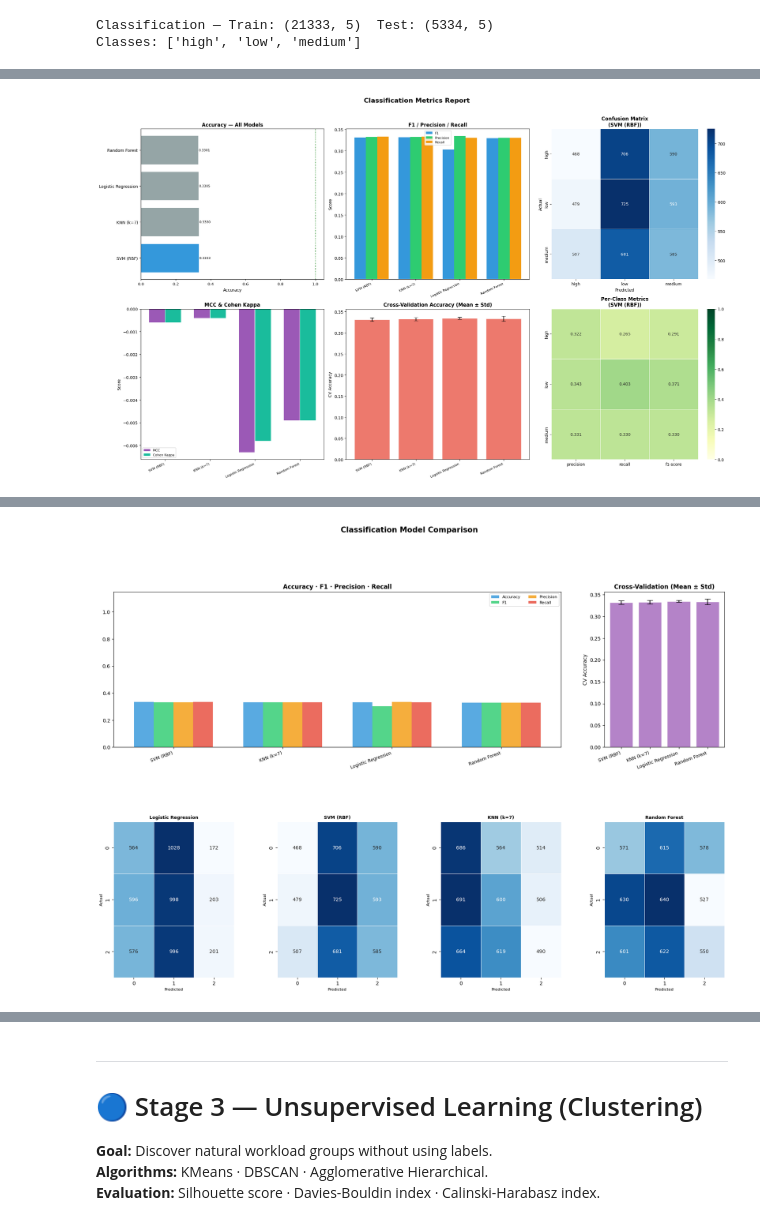
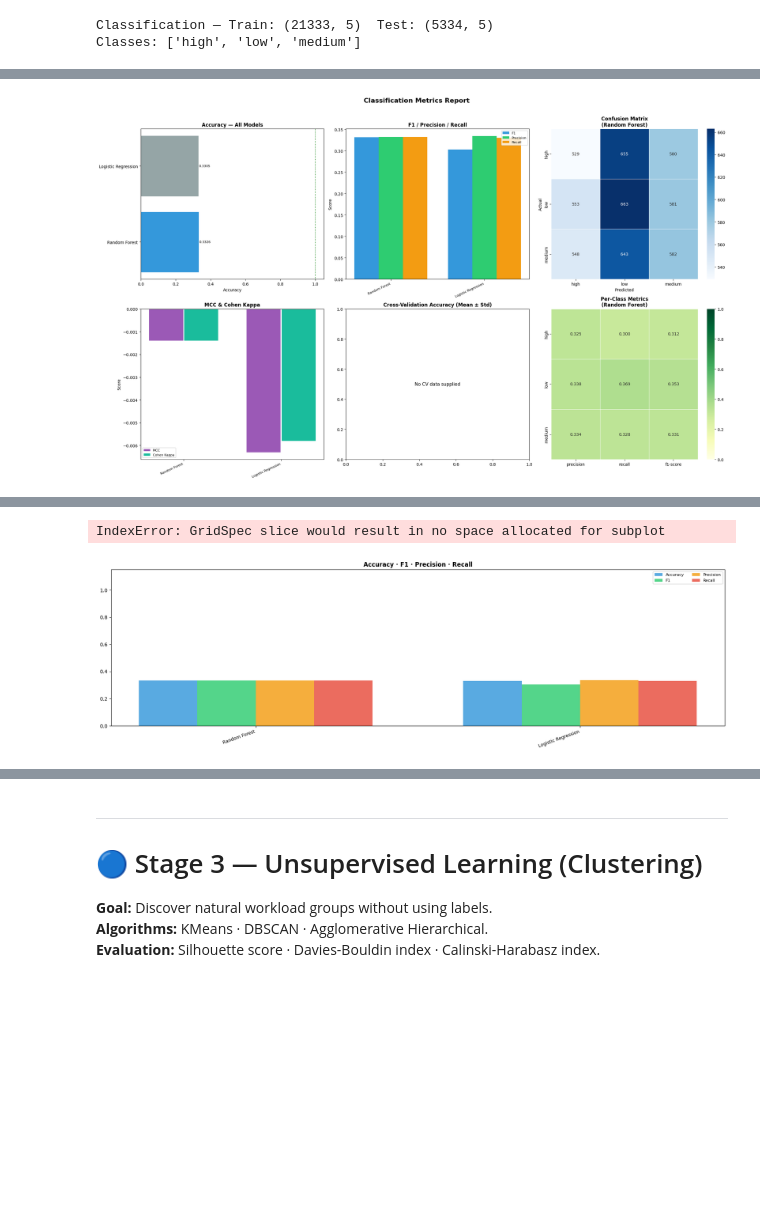
Before and after one commit to Murithi-Caleb/Intelligent-Cloud-Resource-Optimization-System, a Jupyter notebook: capstone_notebook.ipynb, the cells around one changed output, grey strips where cells are left out. Drawn from its saved outputs; the diff is of its cells as text; code cells hidden in the pictures; blank space fills up the shorter version.

Commit message:
Errors encountered

```diff
--- a/capstone_notebook.ipynb
+++ b/capstone_notebook.ipynb
@@ -1016,7 +1016,82 @@ Classification Results
 | 0 | Logistic Regression | 0.330521 | 0.334693 | 0.330521 | 0.303008 | 0.50073 | 0.334599 | 0.002253 | 0.341302 | ... |
 | 1 | Random Forest | 0.332583 | 0.332219 | 0.332583 | 0.332006 | 0.50098 | 0.331880 | 0.003844 | 0.762903 | ... |
 # %%
+import sys
+import os
+import pandas as pd
+from sklearn.metrics import (
+    accuracy_score,
+    precision_score,
+    recall_score,
+    f1_score,
+    roc_auc_score
+)
+from sklearn.model_selection import cross_val_score
+
+# Ensure project_root is defined for sys.path modification
+# Assuming project_root is globally available from previous cells like C8G4IJmAF5RC or cell-reg-train
+if 'project_root' not in globals():
+    project_root = '/content/drive/MyDrive/Intelligent-Cloud-Resource-Optimization-System' # Fallback
+
+# Ensure project root is at the beginning of sys.path for local module imports
+if project_root not in sys.path:
+    sys.path.insert(0, project_root)
+
+from evaluation.metrics_report import ClassificationMetricsReport
+from evaluation.model_comparison import ClassificationComparator
+
 # ── 2.B.3 Classification metrics & plots ──────────────────────────────────────
+
+# Re-initialize clf_rpt and clf_cmp using already available data
+# CLASS_NAMES is expected to be globally available from cell-clf-prep
+if 'CLASS_NAMES' not in globals():
+    print("Warning: CLASS_NAMES not found. Using dummy class names for ClassificationMetricsReport.")
+    CLASS_NAMES = ["Class 0", "Class 1", "Class 2"] # Dummy if not found
+
+clf_rpt = ClassificationMetricsReport(class_names=CLASS_NAMES)
+clf_cmp = ClassificationComparator() # Removed class_names argument here
+
+# Re-populate clf_rpt and clf_cmp using the already trained models and data
+# Models, X_clf_tr, y_clf_tr, X_clf_te, y_clf_te, SEED are expected to be globally available
+if all(var in globals() for var in ['models', 'X_clf_tr', 'y_clf_tr', 'X_clf_te', 'y_clf_te', 'SEED']):
+
+    for name, model in models.items():
+        # Predictions (re-calculate as needed for consistency with add_model/add signatures)
+        y_pred       = model.predict(X_clf_te)
+        y_train_pred = model.predict(X_clf_tr)
+        y_prob       = model.predict_proba(X_clf_te)
+        y_train_prob = model.predict_proba(X_clf_tr)
+
+        # Metrics for clf_cmp.add (not used as keyword args here, but kept for context if needed later)
+        train_acc = model.score(X_clf_tr, y_clf_tr)
+        train_f1  = f1_score(y_clf_tr, y_train_pred, average="weighted")
+
+        # Add to ClassificationMetricsReport
+        clf_rpt.add_model(
+            name=name,
+            y_true=y_clf_te,
+            y_pred=y_pred,
+            y_prob=y_prob
+        )
+
+        # Add to ClassificationComparator with raw predictions, let it calculate test metrics
+        clf_cmp.add(
+            name,            # Positional: name
+            y_clf_te,        # Positional: y_true
+            y_pred           # Positional: y_pred
+            # train_acc=train_acc, # Removed as it causes TypeError
+            # train_f1=train_f1    # Removed as it causes TypeError
+        )
+    print("✅ clf_rpt and clf_cmp successfully populated from existing models and data.")
+else:
+    print("Warning: Necessary variables (models, X_clf_tr, etc.) not found. clf_rpt and clf_cmp might be empty.")
+
+# Original code for reporting
+# REPORTS_DIR should be globally available from cell-reg-report
+if 'REPORTS_DIR' not in globals():
+    REPORTS_DIR = os.path.join(project_root, 'reports') # Fallback
+    os.makedirs(REPORTS_DIR, exist_ok=True) # Ensure it exists
+
 df_clf_summary = clf_rpt.summary()
 clf_rpt.plot(save_path=f'{REPORTS_DIR}/stage2_classification_metrics.png')
 
@@ -1039,6 +1114,6 @@ Logistic Regression    0.3305        0.3295         0.3030     0.3347  0.3305 -0
 
   Saved → reports/classification_metrics.csv
-[figure, old version]
+[figure, new version]
   ✅ Classification metrics plot saved → /content/drive/MyDrive/Intelligent-Cloud-Resource-Optimization-System/reports/stage2_classification_metrics.png
 
 ════════════════════════════════════════════════════════════════════════
@@ -1052 +1125,2 @@ Logistic Regression    0.3305        0.3295         0.3030     0.3347  0.3305 -0
+IndexError: GridSpec slice would result in no space allocated for subplot
-[figure, old version]
+[figure, new version]
```
Also changed, not shown: parts of 7 cells of this notebook.
